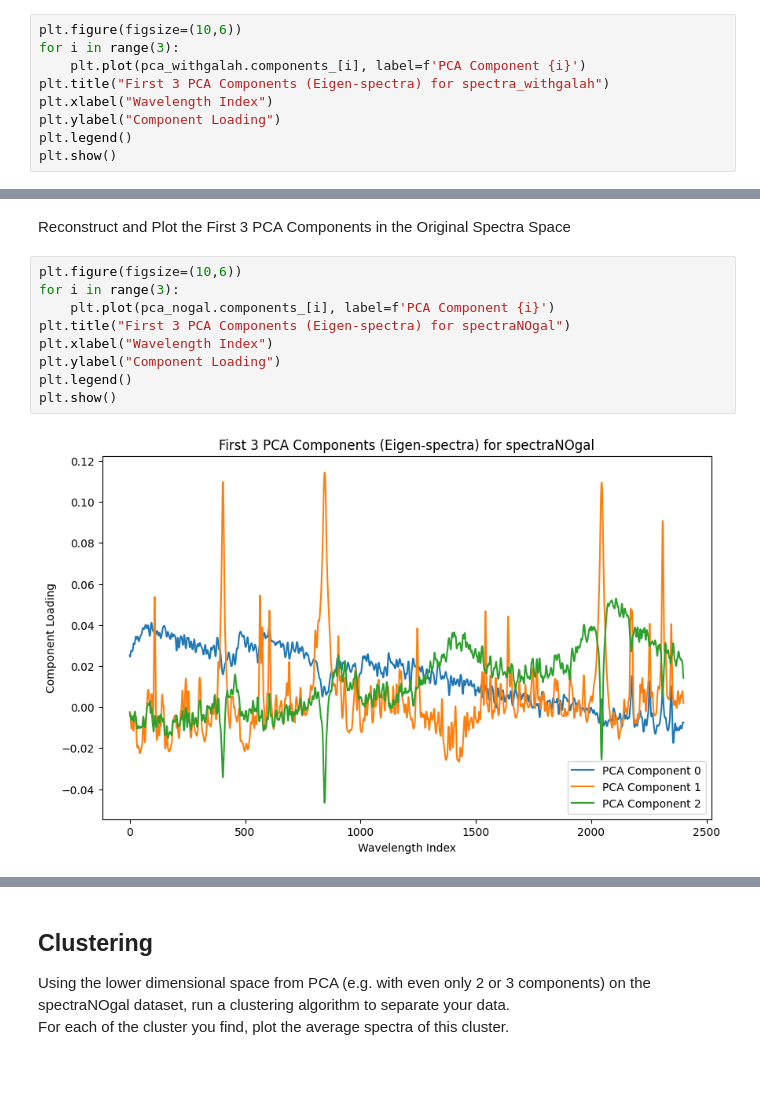
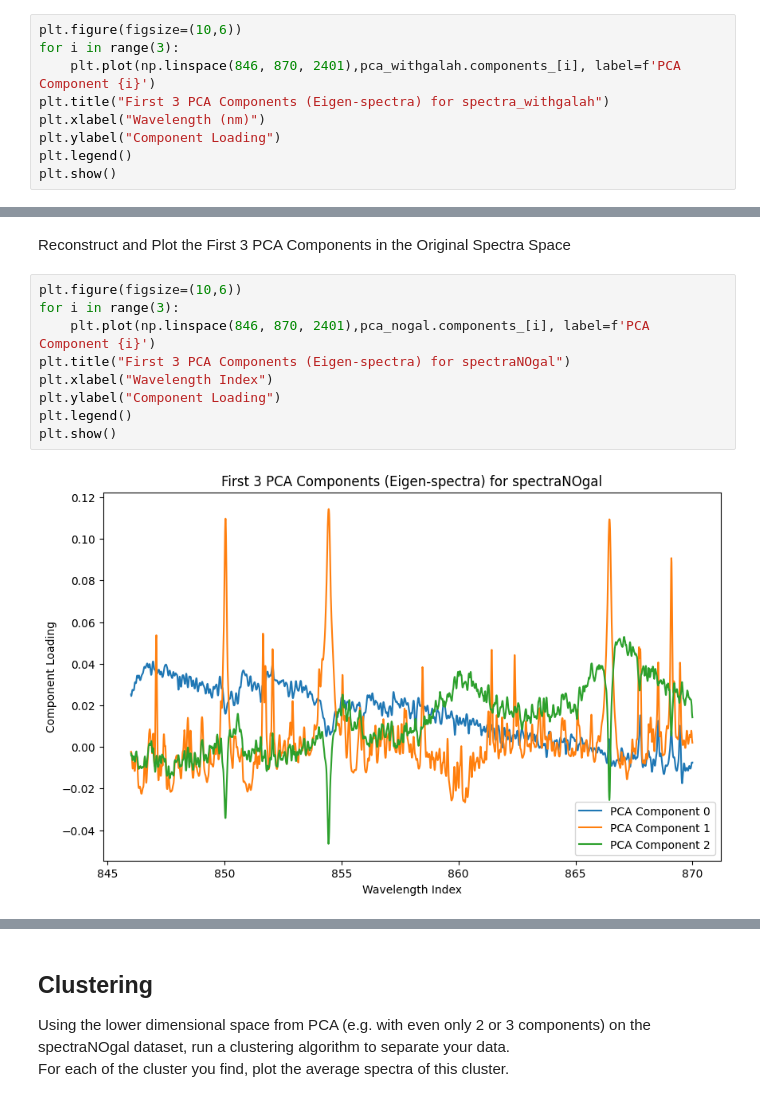
Before and after one commit to JackBlueBird/MHPC.ML.Group.Project.Team.2, a Jupyter notebook: Project2.ipynb, the cells around one changed output, grey strips where cells are left out. Cells and saved outputs as stored; diff of their text form; blank space fills up the shorter version.

```diff
--- a/Project2.ipynb
+++ b/Project2.ipynb
@@ -247,9 +277,9 @@ plt.show()
 # %%
 plt.figure(figsize=(10,6))
 for i in range(3):
-    plt.plot(pca_withgalah.components_[i], label=f'PCA Component {i}')
+    plt.plot(np.linspace(846, 870, 2401),pca_withgalah.components_[i], label=f'PCA Component {i}')
 plt.title("First 3 PCA Components (Eigen-spectra) for spectra_withgalah")
-plt.xlabel("Wavelength Index")
+plt.xlabel("Wavelength (nm)")
 plt.ylabel("Component Loading")
 plt.legend()
 plt.show()
@@ -414,11 +465,11 @@ Reconstruct and Plot the First 3 PCA Components in the Original Spectra Space
 # %%
 plt.figure(figsize=(10,6))
 for i in range(3):
-    plt.plot(pca_nogal.components_[i], label=f'PCA Component {i}')
+    plt.plot(np.linspace(846, 870, 2401),pca_nogal.components_[i], label=f'PCA Component {i}')
 plt.title("First 3 PCA Components (Eigen-spectra) for spectraNOgal")
 plt.xlabel("Wavelength Index")
 plt.ylabel("Component Loading")
 plt.legend()
 plt.show()
 # %% [output]
-[figure, old version]
+[figure, new version]
```
Also changed, not shown: parts of 14 cells of this notebook.
